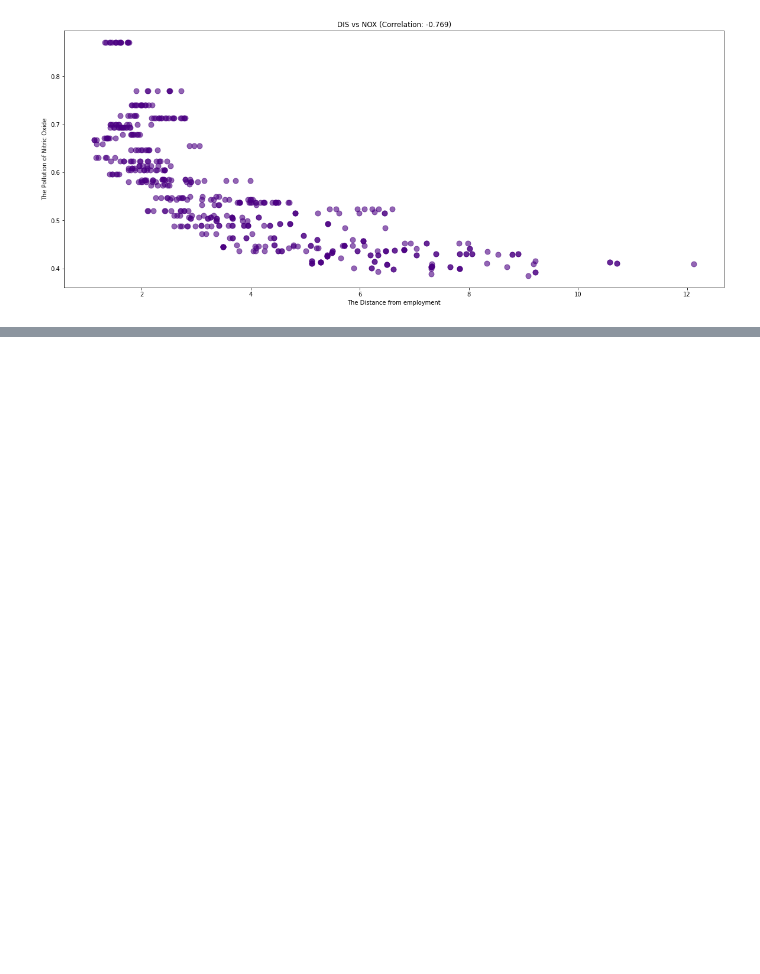
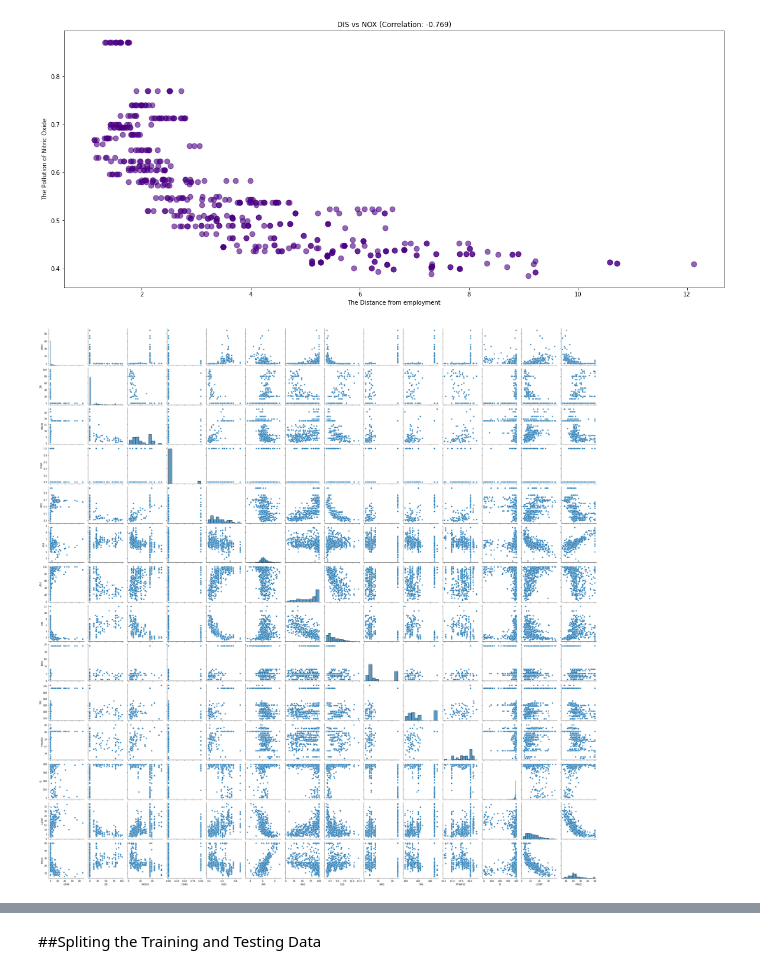
Before and after one commit to makhijakabir/machine-learning, a Jupyter notebook: multivariateRegressionBHP.ipynb, the cells around one changed output, grey strips where cells are left out. Drawn from its saved outputs; the diff is of its cells as text; code cells hidden in the pictures; blank space fills up the shorter version.

```diff
--- a/multivariateRegressionBHP.ipynb
+++ b/multivariateRegressionBHP.ipynb
@@ -269,3 +270,15 @@ plt.scatter(y=data['NOX'], x=data['DIS'], alpha=0.6, s=80, color='indigo')
 plt.show()
 # %% [output]
 [figure]
+# %%
+#To plot all the graphs of all the features all at once:
+
+%%time
+#Used for time optimisation in jupyter notebook
+
+sns.pairplot(data)
+plt.show()
+
+#Adding an extra kind = regr adds a regression line to the pairplots.
+# %% [output]
+[figure, added]
@@ -271,0 +287,2 @@ plt.show()
+# %% [markdown]
+##Spliting the Training and Testing Data
```
Also changed, not shown: parts of 3 cells of this notebook.
